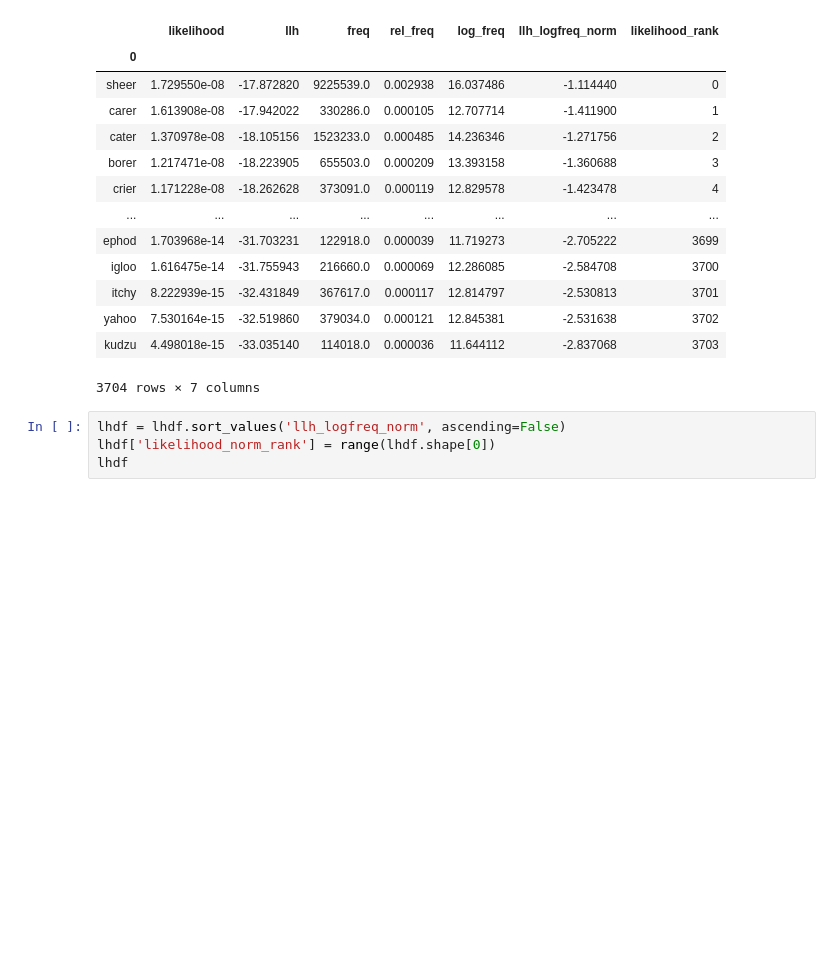
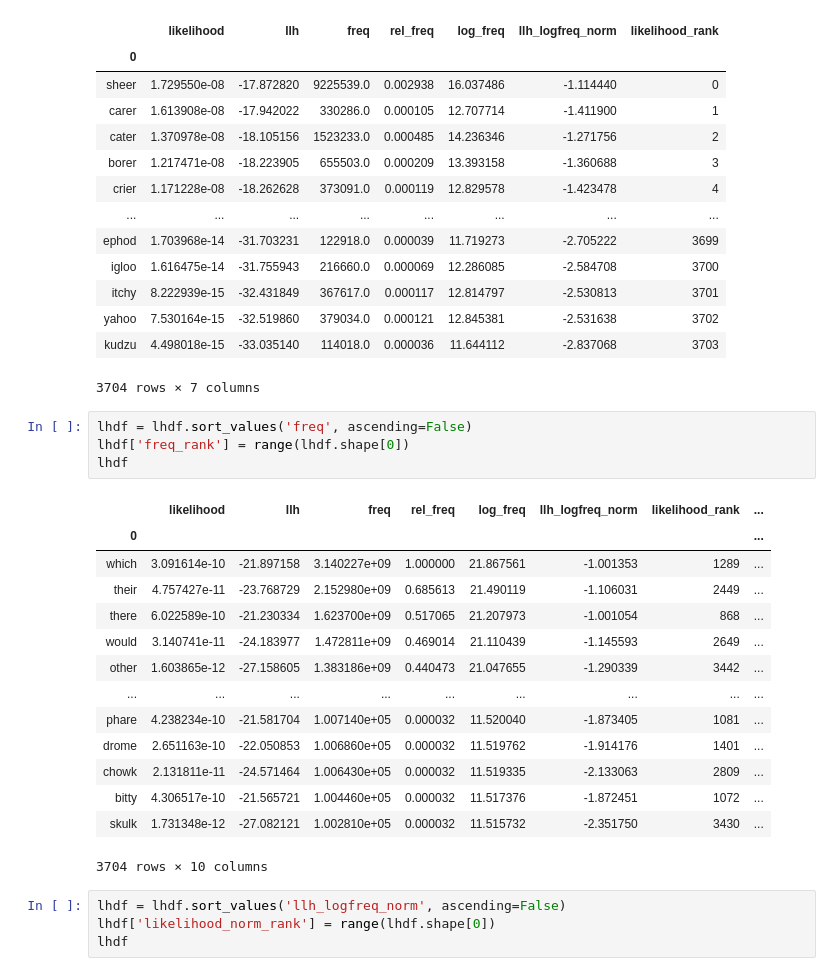
Before and after one commit to benton-anderson/wordle-opt, a Jupyter notebook: notebooks/BJA-02.2-markov-chain-MLE.ipynb, the cells around one changed output. Drawn from its saved outputs; the diff is of its cells as text; blank space fills up the shorter version.

```diff
--- a/notebooks/BJA-02.2-markov-chain-MLE.ipynb
+++ b/notebooks/BJA-02.2-markov-chain-MLE.ipynb
@@ -187,6 +183,25 @@ lhdf
 | yahoo | 7.530164e-15 | -32.519860 | 379034.0 | 0.000121 | 12.845381 | -2.531638 | 3702 |
 | kudzu | 4.498018e-15 | -33.035140 | 114018.0 | 0.000036 | 11.644112 | -2.837068 | 3703 |
 3704 rows × 7 columns
+# %%
+lhdf = lhdf.sort_values('freq', ascending=False)
+lhdf['freq_rank'] = range(lhdf.shape[0])
+lhdf
+# %% [output]
+|  | likelihood | llh | freq | rel_freq | log_freq | llh_logfreq_norm | likelihood_rank | ... |
+| 0 |  |  |  |  |  |  |  | ... |
+| which | 3.091614e-10 | -21.897158 | 3.140227e+09 | 1.000000 | 21.867561 | -1.001353 | 1289 | ... |
+| their | 4.757427e-11 | -23.768729 | 2.152980e+09 | 0.685613 | 21.490119 | -1.106031 | 2449 | ... |
+| there | 6.022589e-10 | -21.230334 | 1.623700e+09 | 0.517065 | 21.207973 | -1.001054 | 868 | ... |
+| would | 3.140741e-11 | -24.183977 | 1.472811e+09 | 0.469014 | 21.110439 | -1.145593 | 2649 | ... |
+| other | 1.603865e-12 | -27.158605 | 1.383186e+09 | 0.440473 | 21.047655 | -1.290339 | 3442 | ... |
+| ... | ... | ... | ... | ... | ... | ... | ... | ... |
+| phare | 4.238234e-10 | -21.581704 | 1.007140e+05 | 0.000032 | 11.520040 | -1.873405 | 1081 | ... |
+| drome | 2.651163e-10 | -22.050853 | 1.006860e+05 | 0.000032 | 11.519762 | -1.914176 | 1401 | ... |
+| chowk | 2.131811e-11 | -24.571464 | 1.006430e+05 | 0.000032 | 11.519335 | -2.133063 | 2809 | ... |
+| bitty | 4.306517e-10 | -21.565721 | 1.004460e+05 | 0.000032 | 11.517376 | -1.872451 | 1072 | ... |
+| skulk | 1.731348e-12 | -27.082121 | 1.002810e+05 | 0.000032 | 11.515732 | -2.351750 | 3430 | ... |
+3704 rows × 10 columns
 # %%
 lhdf = lhdf.sort_values('llh_logfreq_norm', ascending=False)
 lhdf['likelihood_norm_rank'] = range(lhdf.shape[0])
```
Also changed, not shown: parts of 11 cells of this notebook, 5 other files.
